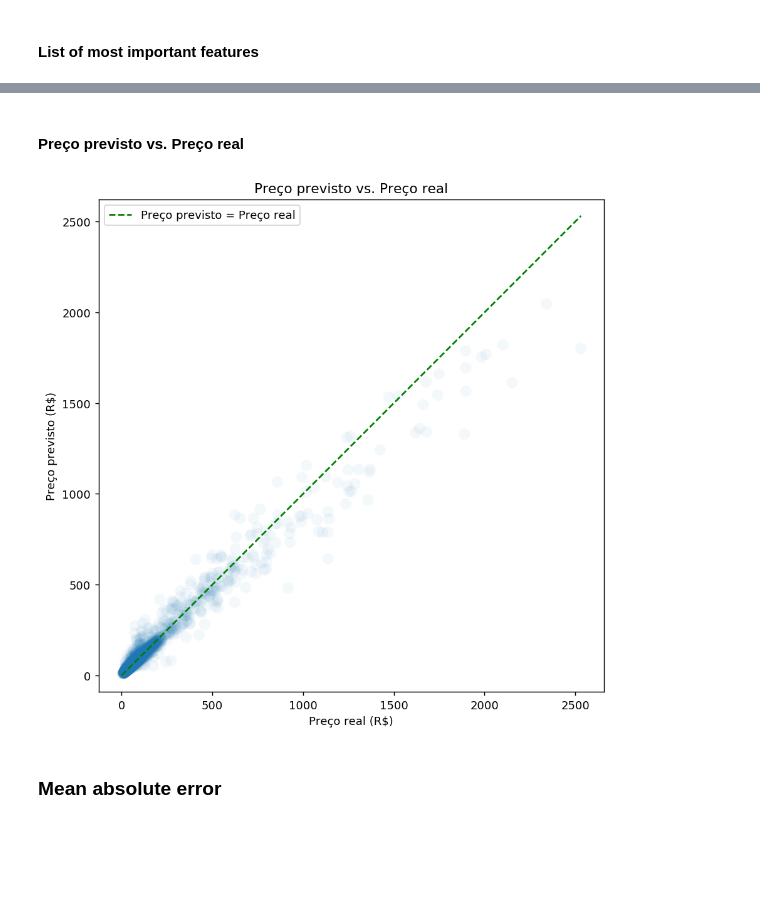
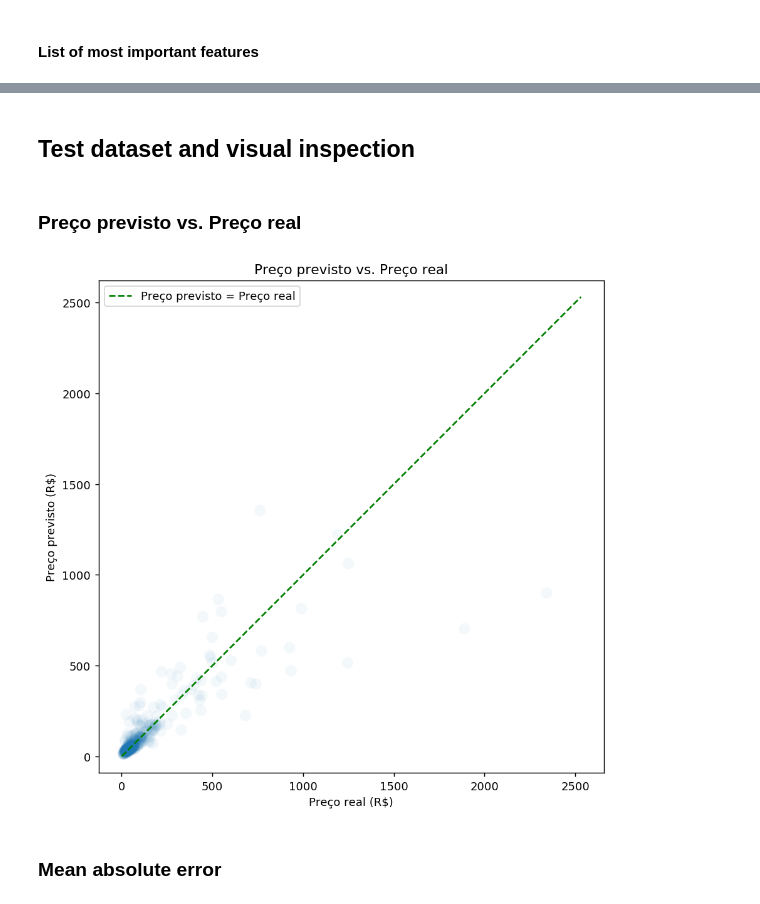
Before and after one commit to rpagliuca/amazon-copurchased-data-science, a Jupyter notebook: price_1_basic_analysis.ipynb, the cells around one changed output, grey strips where cells are left out. Cells and saved outputs as stored; diff of their text form; code cells hidden in the pictures; blank space fills up the shorter version.

```diff
--- a/price_1_basic_analysis.ipynb
+++ b/price_1_basic_analysis.ipynb
@@ -130,9 +130,9 @@ categorical_features = [
 ]
 
 numeric_features = [
-    #'degree',
-    #'eigenvector_centrality',
-    #'betweenness_centrality',
+    'degree',
+    'eigenvector_centrality',
+    'betweenness_centrality',
     'ranking',
     'reviewCount',
     'pages',
@@ -215,0 +212,26 @@ target = np.array(df_with_dummies['price'])
+# %%
+feature_list = list(df_with_dummies.drop(columns = ['price']))
+
+features_values = np.array(df_with_dummies.drop(columns = ['price']))
+target_value = np.array(df_with_dummies['price'])
+
+features_and_target = np.concatenate((features_values, target_value.reshape(len(target_value), 1)), axis = 1)
+
+#print features_and_target.shape
+
+# Shuffle features_and_target
+np.random.shuffle(features_and_target)
+
+limit = int(round(len(target_value) * 0.8))
+print "Test percentage", (len(target_value)-limit)/len(target_value)
+
+features = features_and_target[:limit, :-1]
+target = features_and_target[:limit, -1]
+
+test_features = features_and_target[limit:, :-1]
+test_target = features_and_target[limit: , -1]
+
+print "Train features shape", features.shape
+print "Train target shape", target.shape
+print "Test features shape", test_features.shape
+print "Test target shape", test_target.shape
@@ -257,7 +285,3 @@ Baseline std:  87.01062347962278
-# %%
-predictions = rf.predict(features)
-test_target = target
-test_features = features
 # %% [markdown]
 ####  List of most important features
 # %%
@@ -285,22 +309,26 @@ pd.DataFrame(importance).head(200)
 200 rows × 2 columns
+# %% [markdown]
+## Test dataset and visual inspection
+# %%
+test_predictions = rf.predict(test_features)
 # %% [markdown]
-####  Preço previsto vs. Preço real
+###  Preço previsto vs. Preço real
 # %%
 plt.figure(figsize=(8,8), dpi=130)
-plt.scatter(target, predictions, 100, alpha=0.05, edgecolors="none")
+plt.scatter(test_target, test_predictions, 100, alpha=0.05, edgecolors="none")
 baseline = [0, np.max(target)]
 plt.plot(baseline, baseline, "--", color="green", label = u"Preço previsto = Preço real")
 ax = plt.gca()
 ax.set_ylabel(u"Preço previsto (R$)")
 ax.set_xlabel(u"Preço real (R$)")
 ax.legend()
 plt.title(u"Preço previsto vs. Preço real")
 plt.axes().set_aspect('equal', 'datalim')
-#plt.xlim(0, 150)
-#plt.ylim(0, 150)
+#plt.xlim(0, 250)
+#plt.ylim(0, 250)
 plt.show()
 # %% [output]
-[figure, old version]
+[figure, new version]
 # %% [markdown]
 ### Mean absolute error
 # %% [markdown]
```
Also changed, not shown: parts of 12 cells of this notebook.
